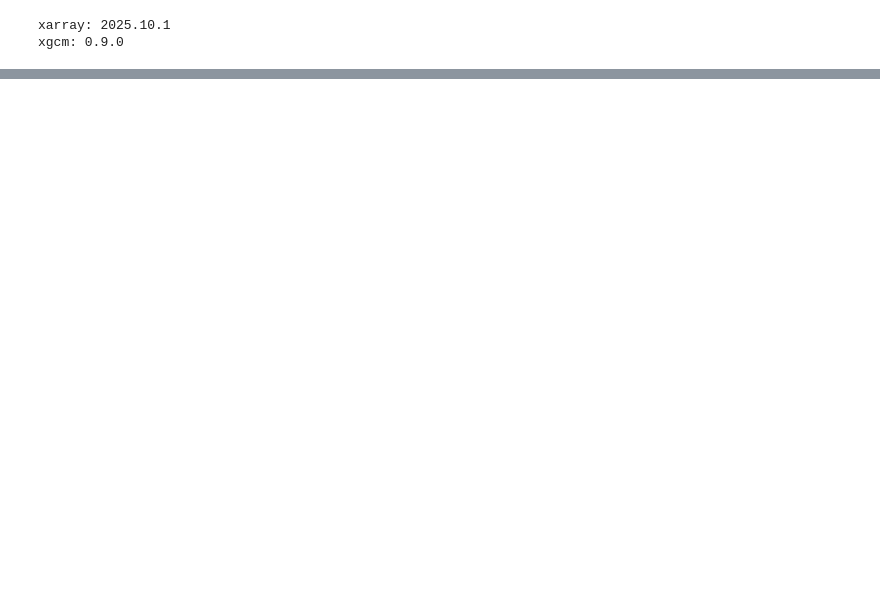
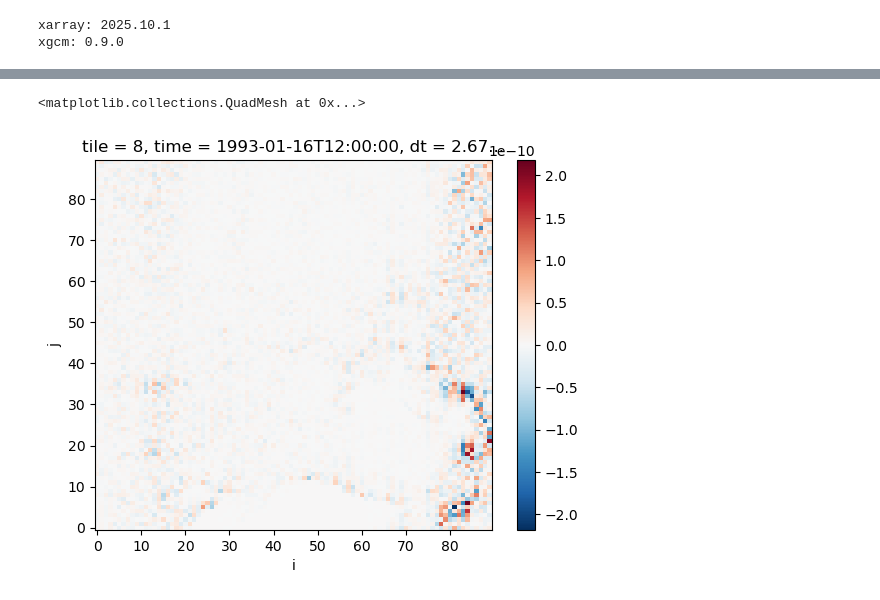
Before and after one commit to anthony-meza/xbudget, a Jupyter notebook: examples/LLC90_budget_examples_mass_heat_salt.ipynb, the cells around one changed output, grey strips where cells are left out. Cells and saved outputs as stored; diff of their text form; code cells hidden in the pictures; blank space fills up the shorter version.

```diff
--- a/examples/LLC90_budget_examples_mass_heat_salt.ipynb
+++ b/examples/LLC90_budget_examples_mass_heat_salt.ipynb
@@ -63,0 +77,5 @@ adv_conv.isel(time = 0, tile = 8).sum("k").plot()
+# %%
+(lhs_tendency - rhs_tendency).sum("k").isel(time = 0, tile = 8).plot()
+# %% [output]
+<matplotlib.collections.QuadMesh at 0x...>
+[figure, added]
```
Also changed, not shown: parts of 8 cells of this notebook, 2 other files.
